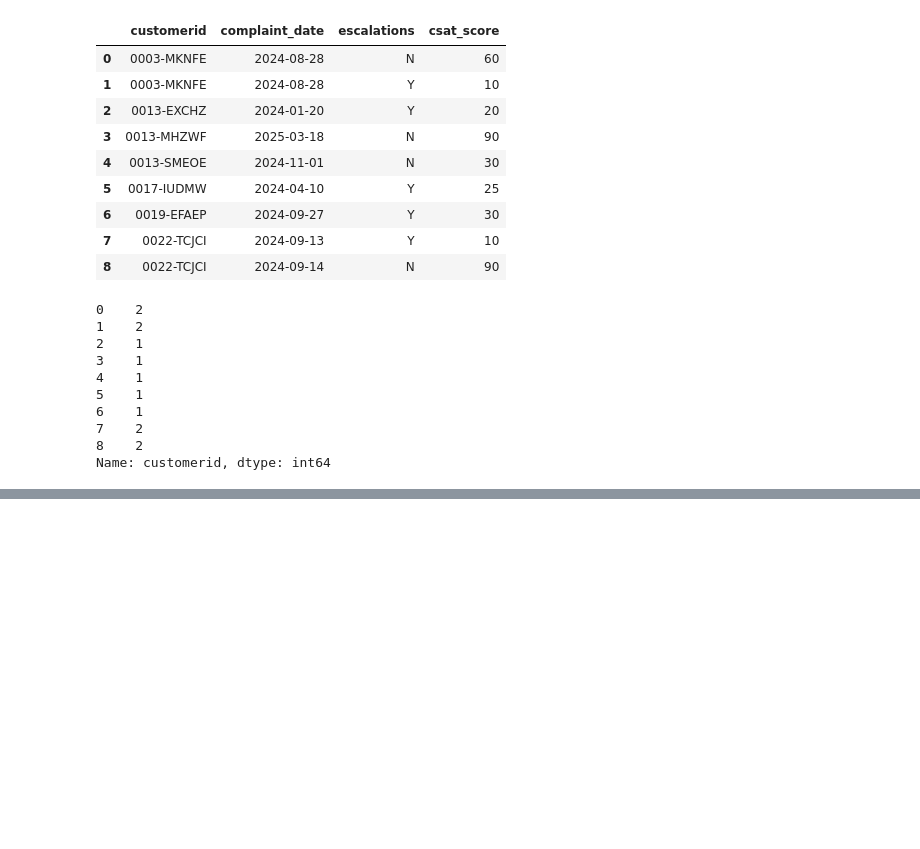
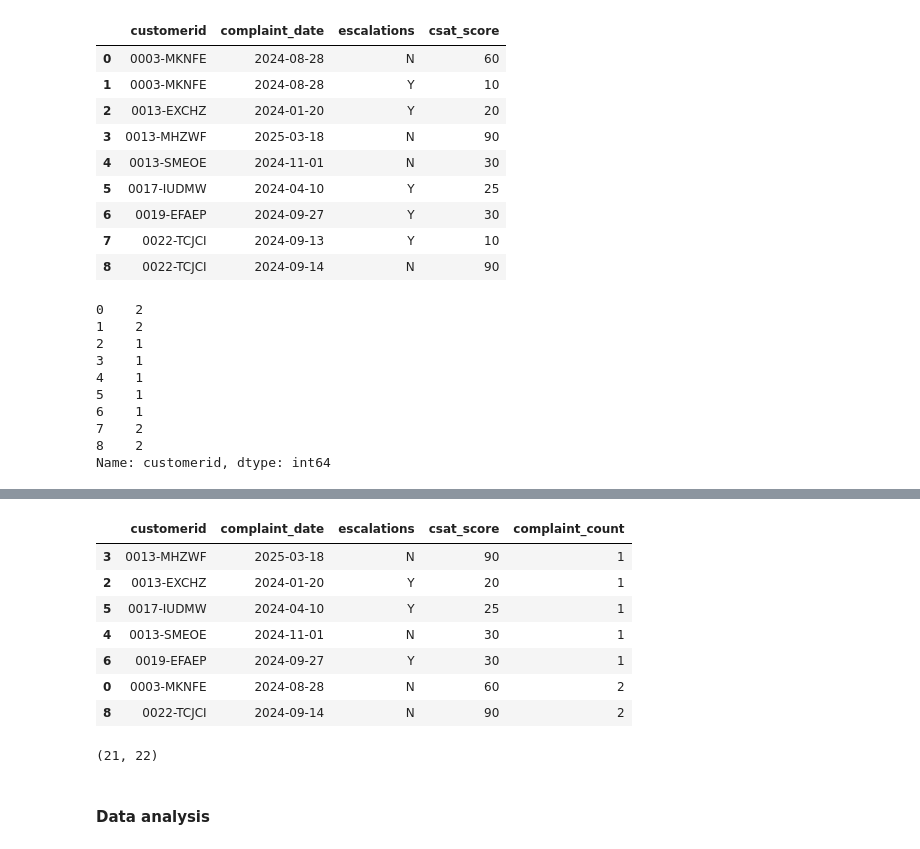
Before and after one commit to shiva3994/Practice, a Jupyter notebook: Daily Python/L_Churn_analysis.ipynb, the cells around one changed output, grey strips where cells are left out. Saved outputs shown, nothing was run; the diff lists cells and outputs as text; code cells hidden in the pictures; blank space fills up the shorter version.

```diff
--- a/Daily Python/L_Churn_analysis.ipynb
+++ b/Daily Python/L_Churn_analysis.ipynb
@@ -680,0 +696,13 @@ Name: customerid, dtype: int64
+# %%
+# sort and delet duplicate
+
+df_db_support.sort_values('complaint_count').drop_duplicates('customerid', keep = 'last')
+# %% [output]
+|  | customerid | complaint_date | escalations | csat_score | complaint_count |
+| 3 | 0013-MHZWF | 2025-03-18 | N | 90 | 1 |
+| 2 | 0013-EXCHZ | 2024-01-20 | Y | 20 | 1 |
+| 5 | 0017-IUDMW | 2024-04-10 | Y | 25 | 1 |
+| 4 | 0013-SMEOE | 2024-11-01 | N | 30 | 1 |
+| 6 | 0019-EFAEP | 2024-09-27 | Y | 30 | 1 |
+| 0 | 0003-MKNFE | 2024-08-28 | N | 60 | 2 |
+| 8 | 0022-TCJCI | 2024-09-14 | N | 90 | 2 |
@@ -680,0 +717,4 @@ Name: customerid, dtype: int64
+# %%
+df.shape
+# %% [output]
+(21, 22)
@@ -680,0 +725,2 @@ Name: customerid, dtype: int64
+# %% [markdown]
+#### Data analysis
```
Also changed, not shown: parts of 7 cells of this notebook.
